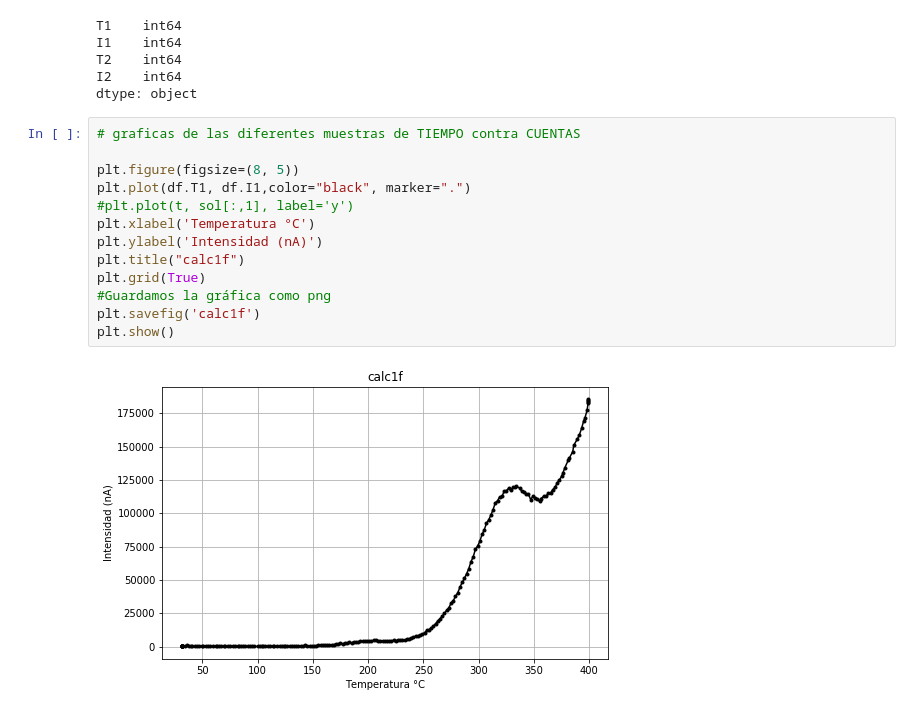
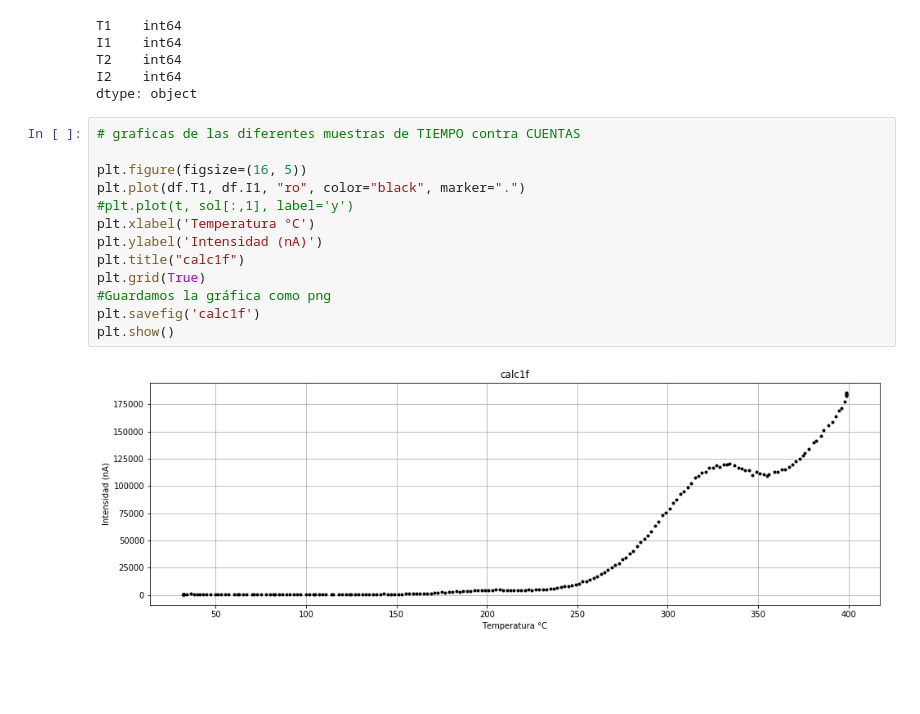
Before and after one commit to FidelNavarro/Verano_Investigacion_ICN, a Jupyter notebook: calcita/calcita.ipynb, the cells around one changed output. Drawn from its saved outputs; the diff is of its cells as text; blank space fills up the shorter version.

```diff
--- a/calcita/calcita.ipynb
+++ b/calcita/calcita.ipynb
@@ -59,16 +59,16 @@ dtype: object
 # %%
 # graficas de las diferentes muestras de TIEMPO contra CUENTAS
 
-plt.figure(figsize=(8, 5))
-plt.plot(df.T1, df.I1,color="black", marker=".")
+plt.figure(figsize=(16, 5))
+plt.plot(df.T1, df.I1, "ro", color="black", marker=".")
 #plt.plot(t, sol[:,1], label='y')
 plt.xlabel('Temperatura °C')
 plt.ylabel('Intensidad (nA)')
 plt.title("calc1f")
 plt.grid(True)
 #Guardamos la gráfica como png
 plt.savefig('calc1f')
 plt.show()
 # %% [output]
-[figure, old version]
+[figure, new version]
 # %%
```
Also changed, not shown: parts of 1 cell of this notebook, 2 other files.
